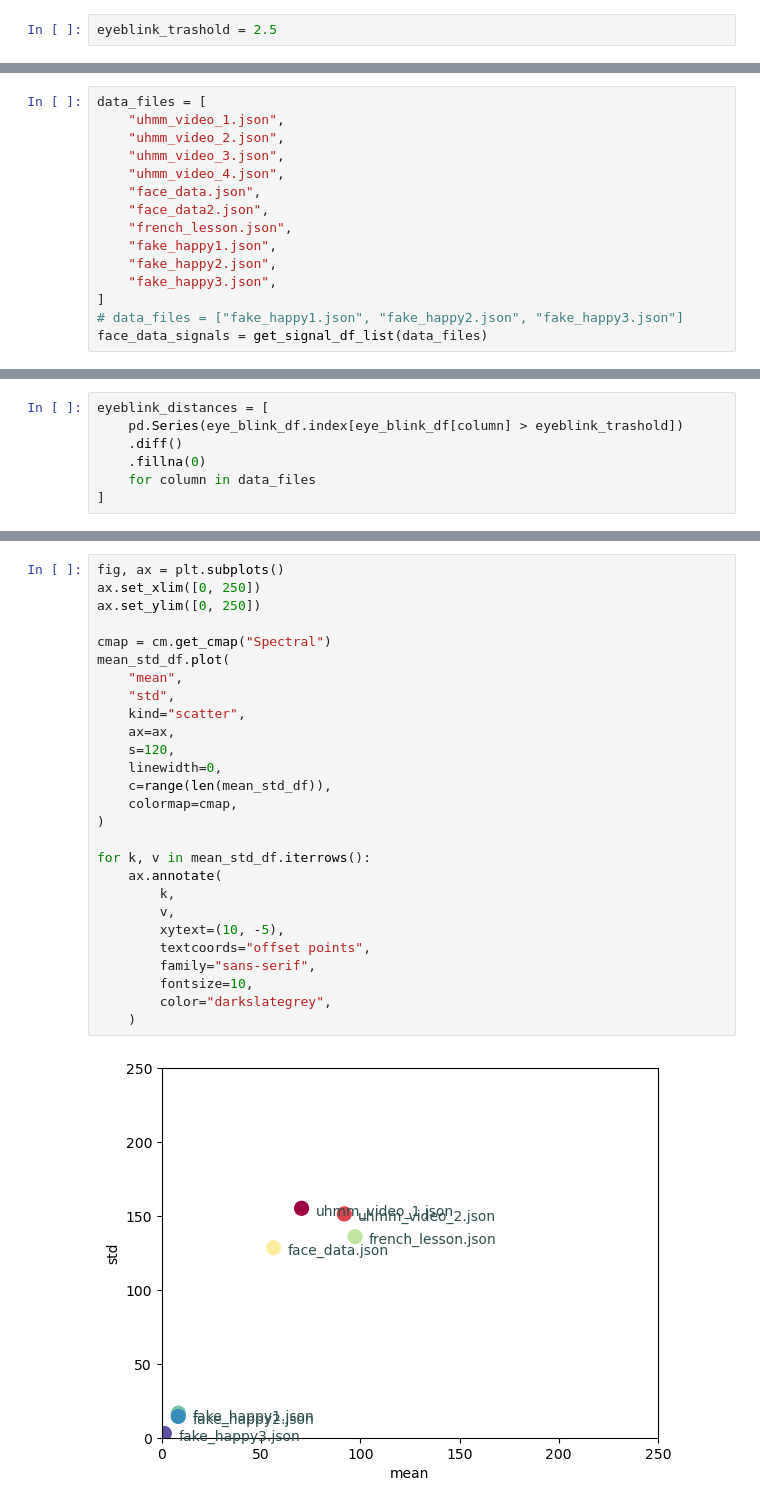
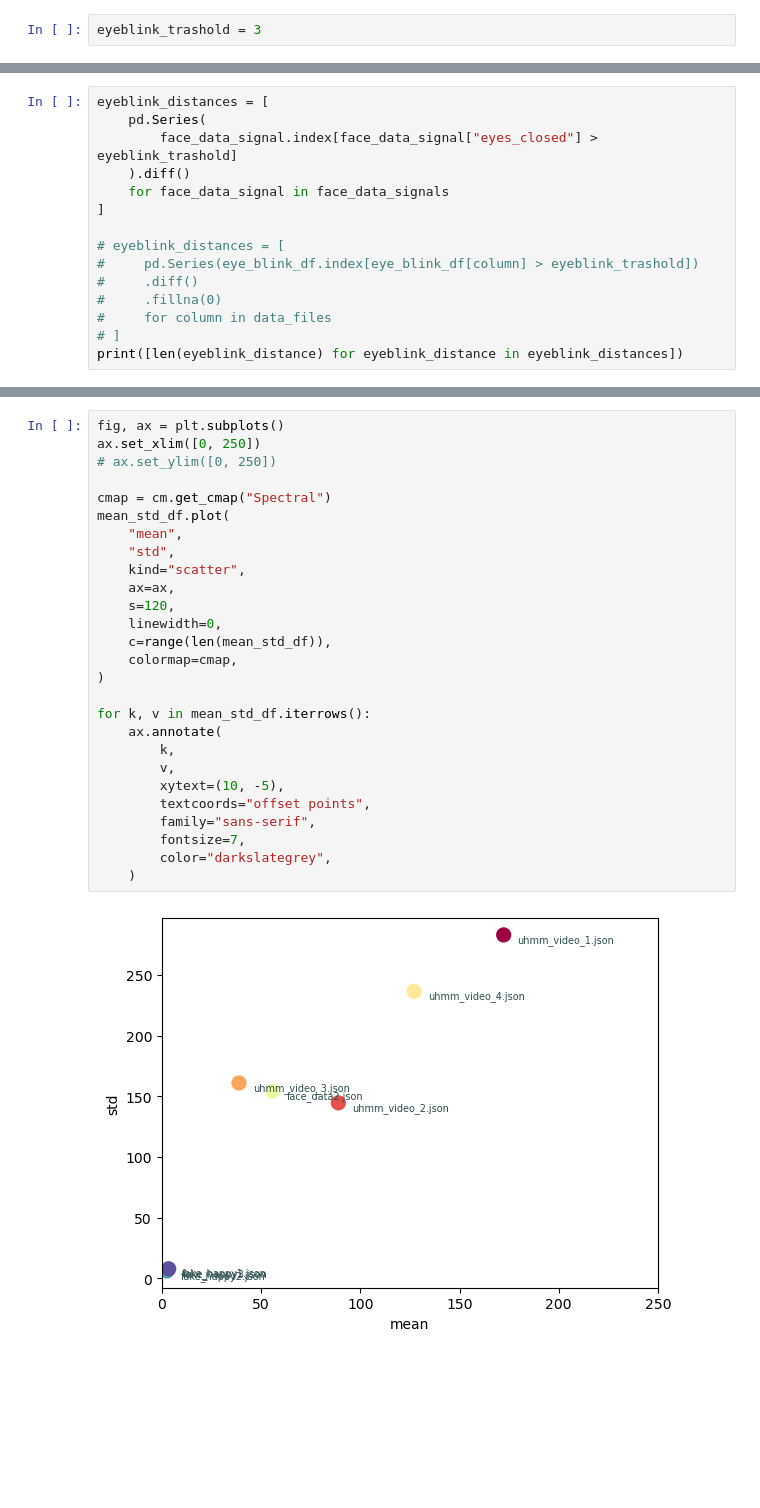
Before and after one commit to chelicerae/attention_tracking, a Jupyter notebook: statistics/eye_analysis.ipynb, the cells around one changed output, grey strips where cells are left out. Drawn from its saved outputs; the diff is of its cells as text; blank space fills up the shorter version.

```diff
--- a/statistics/eye_analysis.ipynb
+++ b/statistics/eye_analysis.ipynb
@@ -58,19 +82,4 @@ min_len
 # %%
-eyeblink_trashold = 2.5
+eyeblink_trashold = 3
 # %% [output]
 [interactive output not drawn]
-# %%
-data_files = [
-    "uhmm_video_1.json",
-    "uhmm_video_2.json",
-    "uhmm_video_3.json",
-    "uhmm_video_4.json",
-    "face_data.json",
-    "face_data2.json",
-    "french_lesson.json",
-    "fake_happy1.json",
-    "fake_happy2.json",
-    "fake_happy3.json",
-]
-# data_files = ["fake_happy1.json", "fake_happy2.json", "fake_happy3.json"]
-face_data_signals = get_signal_df_list(data_files)
@@ -108,9 +115,17 @@ eye_blink_df.describe()
 [interactive output not drawn]
 # %%
 eyeblink_distances = [
-    pd.Series(eye_blink_df.index[eye_blink_df[column] > eyeblink_trashold])
-    .diff()
-    .fillna(0)
-    for column in data_files
+    pd.Series(
+        face_data_signal.index[face_data_signal["eyes_closed"] > eyeblink_trashold]
+    ).diff()
+    for face_data_signal in face_data_signals
 ]
+
+# eyeblink_distances = [
+#     pd.Series(eye_blink_df.index[eye_blink_df[column] > eyeblink_trashold])
+#     .diff()
+#     .fillna(0)
+#     for column in data_files
+# ]
+print([len(eyeblink_distance) for eyeblink_distance in eyeblink_distances])
 # %% [output]
@@ -145,30 +161,30 @@ mean_std_df
 # %%
 fig, ax = plt.subplots()
 ax.set_xlim([0, 250])
-ax.set_ylim([0, 250])
+# ax.set_ylim([0, 250])
 
 cmap = cm.get_cmap("Spectral")
 mean_std_df.plot(
     "mean",
     "std",
     kind="scatter",
     ax=ax,
     s=120,
     linewidth=0,
     c=range(len(mean_std_df)),
     colormap=cmap,
 )
 
 for k, v in mean_std_df.iterrows():
     ax.annotate(
         k,
         v,
         xytext=(10, -5),
         textcoords="offset points",
         family="sans-serif",
-        fontsize=10,
+        fontsize=7,
         color="darkslategrey",
     )
 # %% [output]
-[figure, old version]
+[figure, new version]
 [interactive output not drawn]
```
Also changed, not shown: parts of 12 cells of this notebook, 1 other file.
